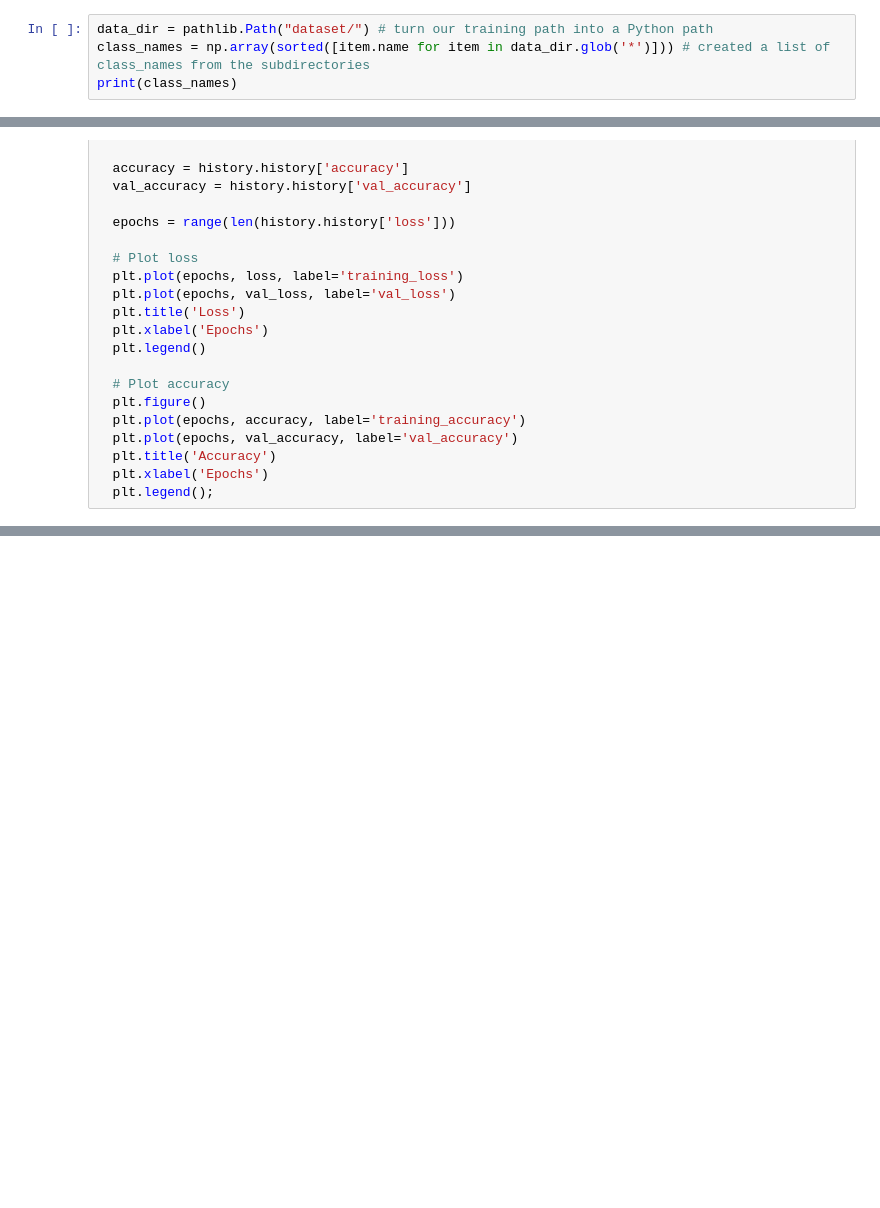
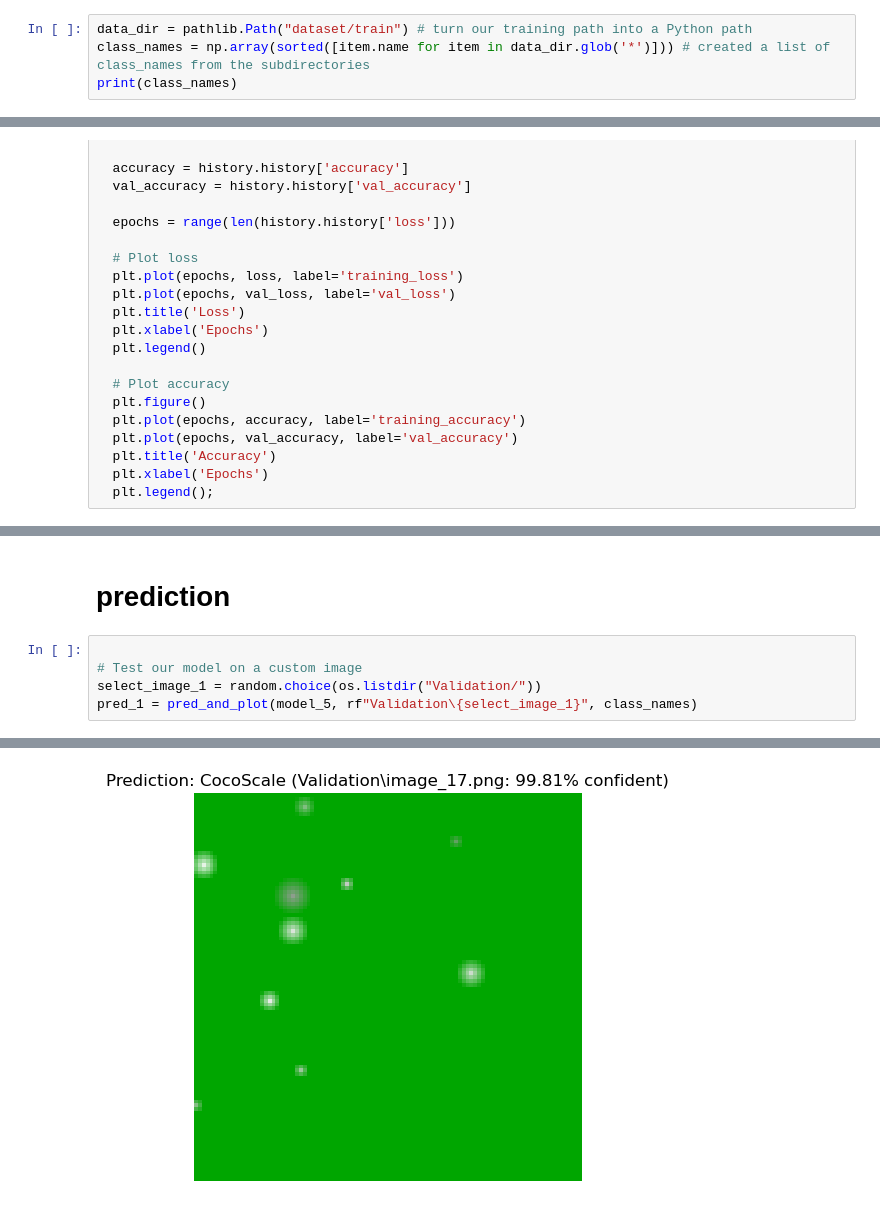
Before and after one commit to Tovi-Rufin-M/AI, a Jupyter notebook: Practice/DEMO_CNN_for_CocoScale/DEMO_1.ipynb, the cells around one changed output, grey strips where cells are left out. Drawn from its saved outputs; the diff is of its cells as text; blank space fills up the shorter version.

```diff
--- a/Practice/DEMO_CNN_for_CocoScale/DEMO_1.ipynb
+++ b/Practice/DEMO_CNN_for_CocoScale/DEMO_1.ipynb
@@ -29,7 +30,7 @@ There are 2 directories and 0 images in 'dataset\train'.
 There are 0 directories and 80 images in 'dataset\train\CocoScale'.
 There are 0 directories and 80 images in 'dataset\train\Healty'.
 # %%
-data_dir = pathlib.Path("dataset/") # turn our training path into a Python path
+data_dir = pathlib.Path("dataset/train") # turn our training path into a Python path
 class_names = np.array(sorted([item.name for item in data_dir.glob('*')])) # created a list of class_names from the subdirectories
 print(class_names)
 # %% [output]
@@ -338,0 +212,8 @@ pd.DataFrame(history_4.history).plot(figsize=(10, 7));
+# %% [markdown]
+# prediction
+# %%
+
+# Test our model on a custom image
+select_image_1 = random.choice(os.listdir("Validation/"))
+pred_1 = pred_and_plot(model_5, rf"Validation\{select_image_1}", class_names)
+# %% [output]
@@ -338,0 +221 @@ pd.DataFrame(history_4.history).plot(figsize=(10, 7));
+[figure, added]
```
Also changed, not shown: parts of 22 cells of this notebook, 52 other files.
